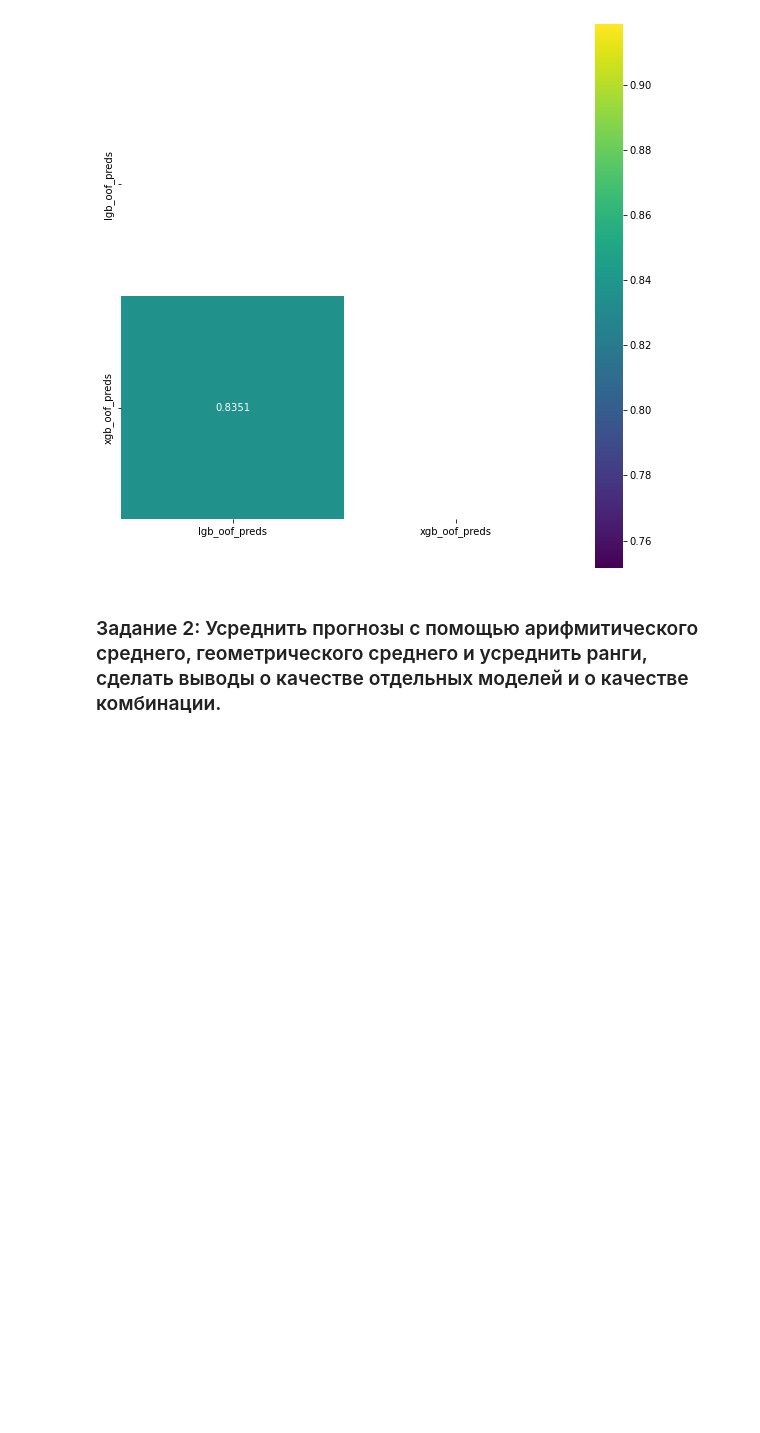
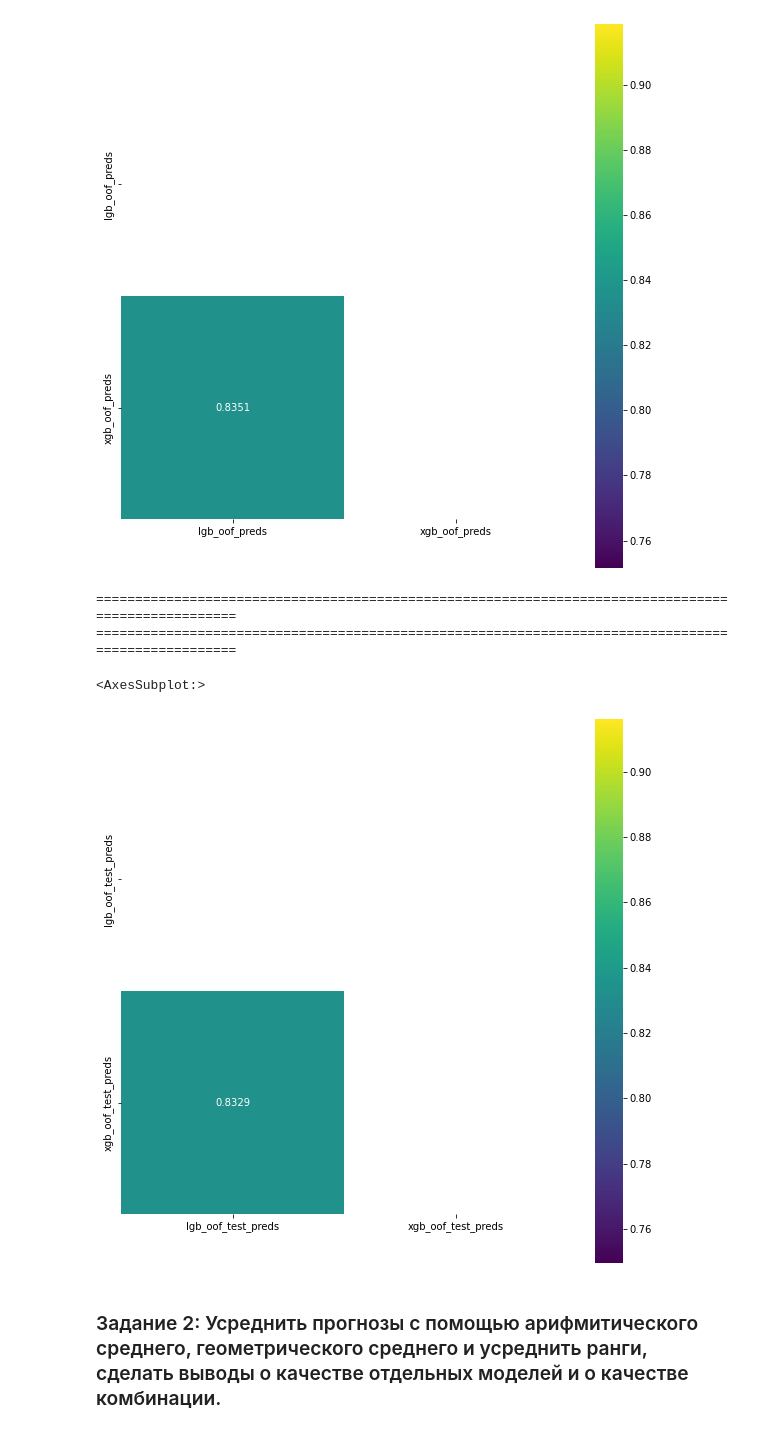
Before and after one commit to OlegRev/SportsDataAnalysis.KagglePlatform, a Jupyter notebook: hw_lesson_7.ipynb, the cells around one changed output. Cells and saved outputs as stored; diff of their text form; code cells hidden in the pictures; blank space fills up the shorter version.

```diff
--- a/hw_lesson_7.ipynb
+++ b/hw_lesson_7.ipynb
@@ -411,10 +420,10 @@ train_cat_features
 # %%
 lgb_cv = KFold(n_splits=10, random_state=21, shuffle=True)
 # %%
-lgb_estimators, _, lgb_oof_preds = lightgbm_cross_validation(lgb_params,
-                                                             train_data,
-                                                             target,
-                                                             lgb_cv,
-                                                             train_cat_features
-                                                            )
+lgb_estimators, lgb_encoders, lgb_oof_preds = lightgbm_cross_validation(lgb_params,
+                                                                         train_data,
+                                                                         target,
+                                                                         lgb_cv,
+                                                                         train_cat_features
+                                                                        )
 # %% [output]
@@ -439,10 +462,10 @@ Score = 0.71932
 # %%
 xgb_cv = KFold(n_splits=10, random_state=21, shuffle=True)
 # %%
-xgb_estimators, _, xgb_oof_preds = xgboost_cross_validation(xgb_params,
-                                                            train_data,
-                                                            target,
-                                                            xgb_cv,
-                                                            train_cat_features
-                                                           )
+xgb_estimators, xgb_encoders, xgb_oof_preds = xgboost_cross_validation(xgb_params,
+                                                                       train_data,
+                                                                       target,
+                                                                       xgb_cv,
+                                                                       train_cat_features
+                                                                      )
 # %% [output]
@@ -479,6 +502,27 @@ sns.heatmap(corr, mask=mask, annot=True, fmt=".4g", square=True, cmap="viridis",
 # %% [output]
 <AxesSubplot:>
 [figure]
+# %%
+lgb_oof_test_preds = cross_val_pred(lgb_estimators, test_data, lgb_cv, train_cat_features)
+xgb_oof_test_preds = cross_val_pred(xgb_estimators, test_data, xgb_cv, train_cat_features)
+# %% [output]
+===================================================================================================
+===================================================================================================
+# %%
+scores_test = pd.DataFrame({
+    "lgb_oof_test_preds": lgb_oof_test_preds,
+    "xgb_oof_test_preds": xgb_oof_test_preds,
+})
+
+corr_test = scores_test.corr()
+mask_test = np.zeros_like(corr_test, dtype=np.bool)
+mask_test[np.triu_indices_from(mask_test)] = True
+# %%
+fig, axes = plt.subplots(1, 1, figsize=(10, 10))
+sns.heatmap(corr_test, mask=mask_test, annot=True, fmt=".4g", square=True, cmap="viridis", ax=axes)
+# %% [output]
+<AxesSubplot:>
+[figure, added]
 # %% [markdown]
 <p><a name="task_2"></a></p>
 
```
Also changed, not shown: parts of 30 cells of this notebook.
